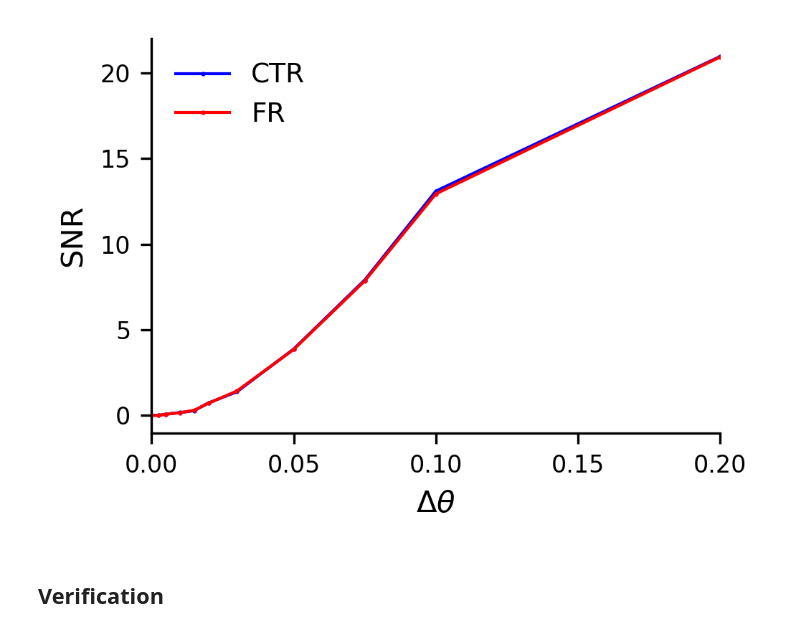
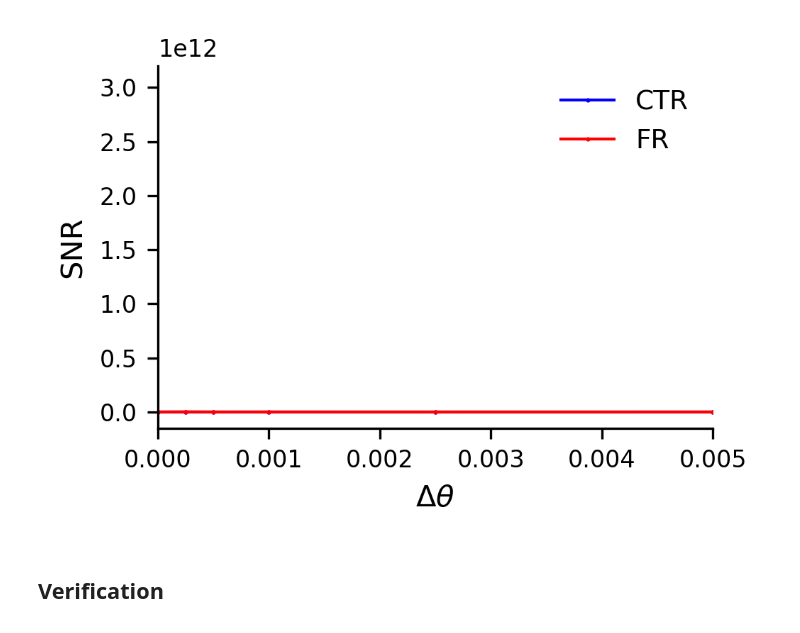
Before and after one commit to scastedo/continuous_attractor_project, a Jupyter notebook: data_analysis_differential.ipynb, the cells around one changed output. Cells and saved outputs as stored; diff of their text form; code cells hidden in the pictures.

```diff
--- a/data_analysis_differential.ipynb
+++ b/data_analysis_differential.ipynb
@@ -6,13 +6,14 @@ from matplotlib import pyplot as plt
 from itertools import combinations
 
 # --- Configure the runs you want to inspect ---------------------------------
-RUNS_DIR = Path("/data/scastedo/runs_differential_17")
+RUNS_DIR = Path("/data/scastedo/runs_differential_26")
 AMPAR_VALUES: List[float] = [1.0, 0.64]
 RIN_VALUES: List[float] = [1.0, 1.27]
 ETA_VALUES: List[float] = [0.00]
-TEMP_VALUES: List[float] = [0.00000]
-SIG_THETA_VALUES: List[float] = [0.1]
-IDIR_VALUES: List[float] = [0.5, 0.5025, 0.505, 0.51, 0.515, 0.52, 0.53, 0.55, 0.575, 0.6, 0.7]
+TEMP_VALUES: List[float] = [0.000000001]
+SIG_THETA_VALUES: List[float] = [0.01]
+# IDIR_VALUES: List[float] = [0.5, 0.5025, 0.505, 0.51, 0.515, 0.52, 0.53, 0.55, 0.575, 0.6, 0.7]
+IDIR_VALUES: List[float] = [0.5, 0.50025, 0.5005, 0.501, 0.5025, 0.505, 0.51, 0.52]
 TRIAL_INDICES: List[int] = list(range(1))  # trial00 … trial19
 BLOCK_SIZE =1
 # ----------------------------------------------------------------------------
@@ -353,40 +354,42 @@ def plottings(x,y, label, color):
 fig, ax = plt.subplots(figsize=(3.5, 2.5))  # good size for 1-column figure
 
 eta = 0.00
-temp = 0.000
-sigma_theta = 0.1
+temp = 0.000000001
+sigma_theta = 0.01
 
 plottings(delta_final_ctr[TEMP_VALUES.index(temp),ETA_VALUES.index(eta),SIG_THETA_VALUES.index(sigma_theta)], snr_to_performance(snr_final_ctr[TEMP_VALUES.index(temp),ETA_VALUES.index(eta),SIG_THETA_VALUES.index(sigma_theta)]), label=f"CTR", color="blue")
 plottings(delta_final_fr[TEMP_VALUES.index(temp),ETA_VALUES.index(eta),SIG_THETA_VALUES.index(sigma_theta)], snr_to_performance(snr_final_fr[TEMP_VALUES.index(temp),ETA_VALUES.index(eta),SIG_THETA_VALUES.index(sigma_theta)]), label=f"FR", color="red")
 
 # # # temp = 0.001
 # sigma_theta = 0.03
 # plottings(delta_final_ctr[TEMP_VALUES.index(temp),ETA_VALUES.index(eta),SIG_THETA_VALUES.index(sigma_theta)], snr_to_performance(snr_final_ctr[TEMP_VALUES.index(temp),ETA_VALUES.index(eta),SIG_THETA_VALUES.index(sigma_theta)]), label=f"CTR (no noise)", color="cyan")
 # plottings(delta_final_fr[TEMP_VALUES.index(temp),ETA_VALUES.index(eta),SIG_THETA_VALUES.index(sigma_theta)], snr_to_performance(snr_final_fr[TEMP_VALUES.index(temp),ETA_VALUES.index(eta),SIG_THETA_VALUES.index(sigma_theta)]), label=f"FR (no noise)", color="magenta")
-# plt.xlim(0,.025)
+plt.xlim(0,.005)
+# plt.ylim(0,5000000)
+# plt.relim()
 # plt.ylim(0,10)
 # plt.xlim(0,0.05)
 # plt.ylim(0,20)
 plt.rcParams.update({
     "font.size": 9,
     "axes.labelsize": 10,
     "axes.titlesize": 10,
     "xtick.labelsize": 8,
     "ytick.labelsize": 8,
     "figure.dpi": 300,
     "lines.markersize": 0.5
 })
 ax.set_xlabel(r"$\Delta \theta$")
 ax.set_ylabel("SNR")
 ax.spines["top"].set_visible(False)
 ax.spines["right"].set_visible(False)
 # tighter x margins and layout
 ax.margins(x=0)
 ax.legend(frameon=False)
 fig.tight_layout()
 # ax.invert_xaxis()
 # %% [output]
-[figure, old version]
+[figure, new version]
 # %% [markdown]
 ## Verification
 # %%
```
Also changed, not shown: 8 other files.
